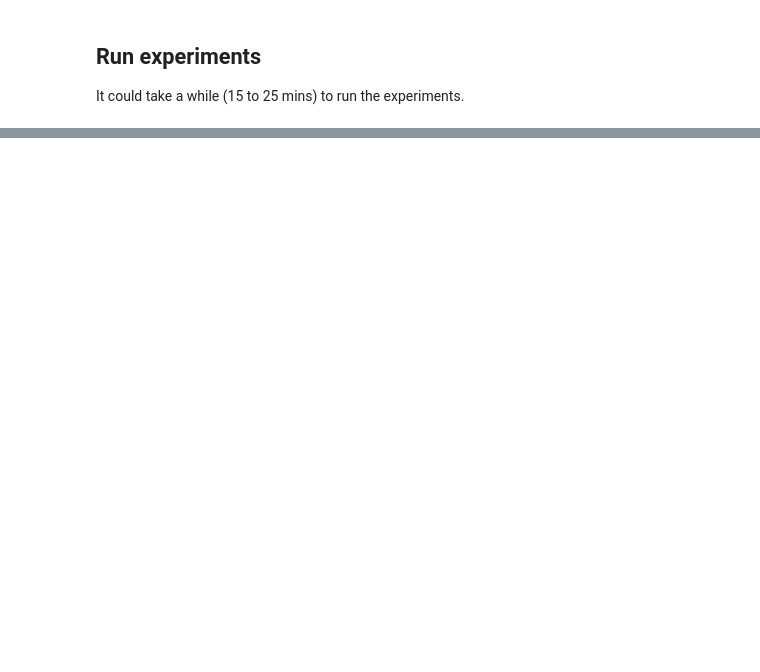
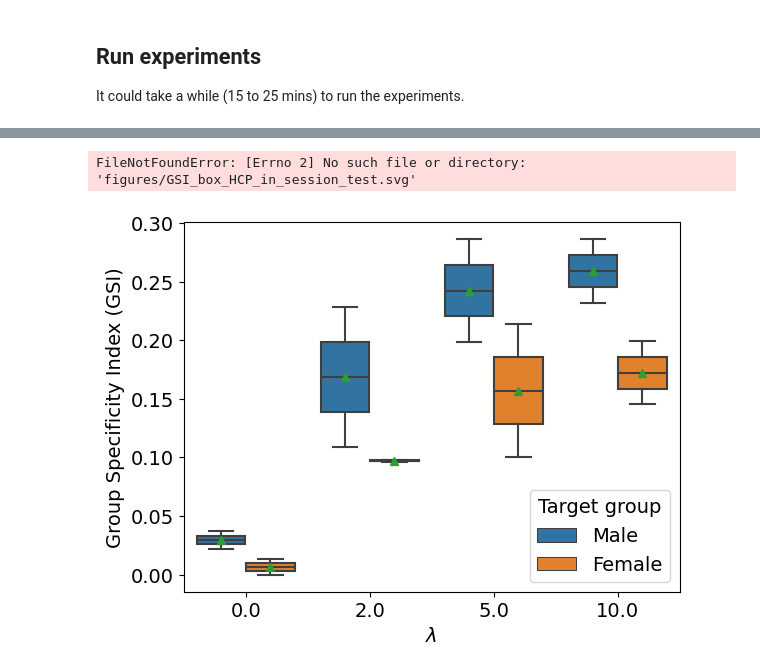
Before and after one commit to shuo-zhou/GSDA-Lateralization, a Jupyter notebook: gsda_demo.ipynb, the cells around one changed output, grey strips where cells are left out. Drawn from its saved outputs; the diff is of its cells as text; code cells hidden in the pictures; blank space fills up the shorter version.

```diff
--- a/gsda_demo.ipynb
+++ b/gsda_demo.ipynb
@@ -55,0 +94,5 @@ Training model with lambda = 0.0 on GSP dataset
+# %%
+plot.plot_gsi(res_df_all, x="lambda", y="GSI_train_session", hue="train_group", outfile="figures/GSI_box_HCP_in_session_test", outfig_format=["svg", "pdf"])
+# %% [output]
+FileNotFoundError: [Errno 2] No such file or directory: 'figures/GSI_box_HCP_in_session_test.svg'
+[figure, added]
```
Also changed, not shown: parts of 7 cells of this notebook, 5 other files.
